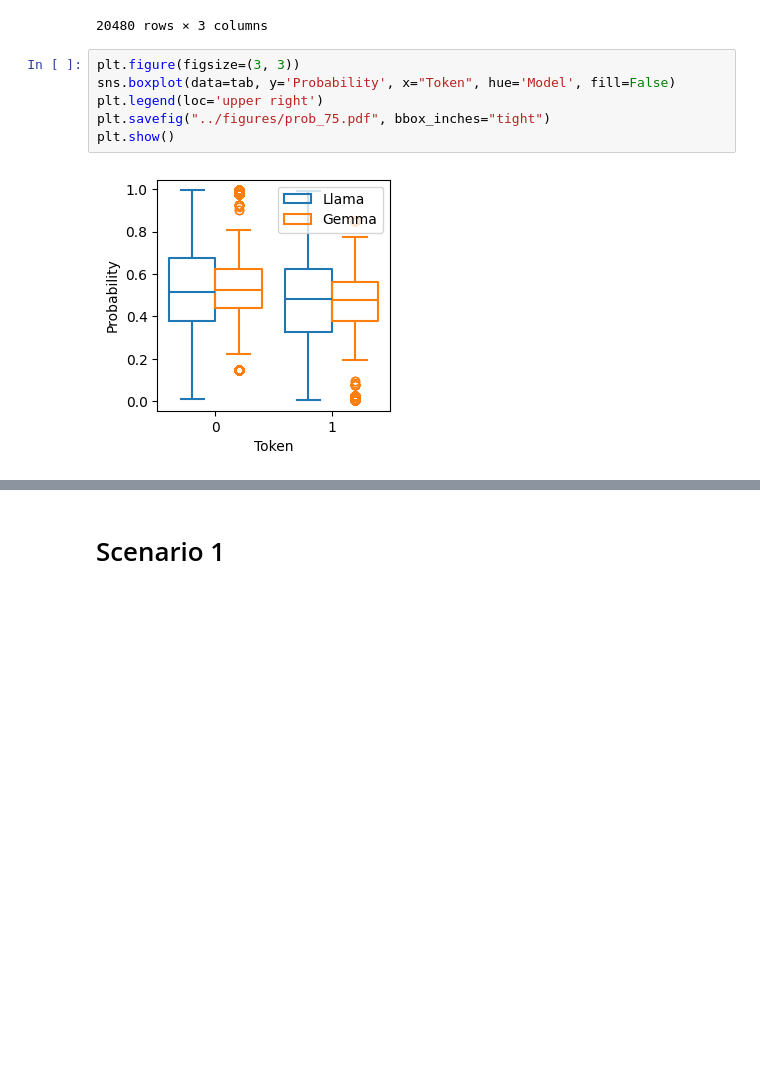
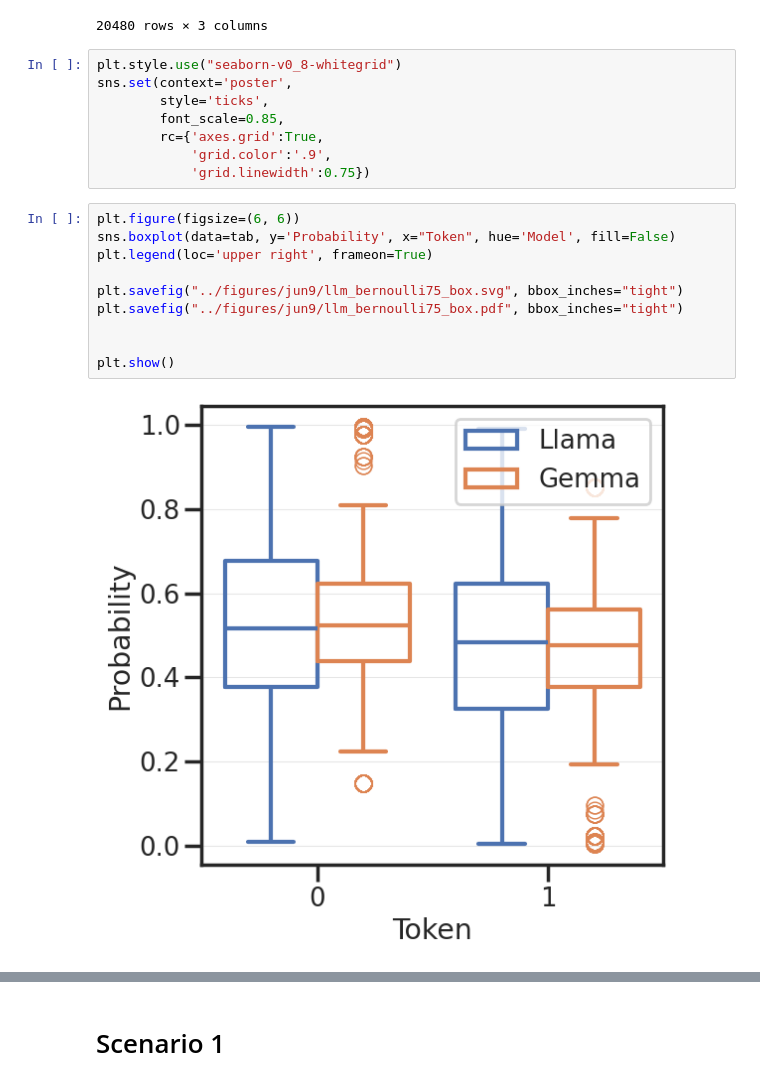
Before and after one commit to YuxinB/ProL, a Jupyter notebook: llm/notebooks/llm_prob.ipynb, the cells around one changed output, grey strips where cells are left out. Drawn from its saved outputs; the diff is of its cells as text; blank space fills up the shorter version.

```diff
--- a/llm/notebooks/llm_prob.ipynb
+++ b/llm/notebooks/llm_prob.ipynb
@@ -43,11 +39,23 @@ tab
 | 20478 | Llama | 0.991938 | 1 |
 | 20479 | Gemma | 0.731059 | 1 |
 20480 rows × 3 columns
+# %%
+plt.style.use("seaborn-v0_8-whitegrid")
+sns.set(context='poster',
+        style='ticks',
+        font_scale=0.85,
+        rc={'axes.grid':True,
+            'grid.color':'.9',
+            'grid.linewidth':0.75})
 # %%
-plt.figure(figsize=(3, 3))
+plt.figure(figsize=(6, 6))
 sns.boxplot(data=tab, y='Probability', x="Token", hue='Model', fill=False)
-plt.legend(loc='upper right')
-plt.savefig("../figures/prob_75.pdf", bbox_inches="tight")
+plt.legend(loc='upper right', frameon=True)
+
+plt.savefig("../figures/jun9/llm_bernoulli75_box.svg", bbox_inches="tight")
+plt.savefig("../figures/jun9/llm_bernoulli75_box.pdf", bbox_inches="tight")
+
+
 plt.show()
 # %% [output]
-[figure, old version]
+[figure, new version]
```
Also changed, not shown: parts of 12 cells of this notebook, 22 other files.
